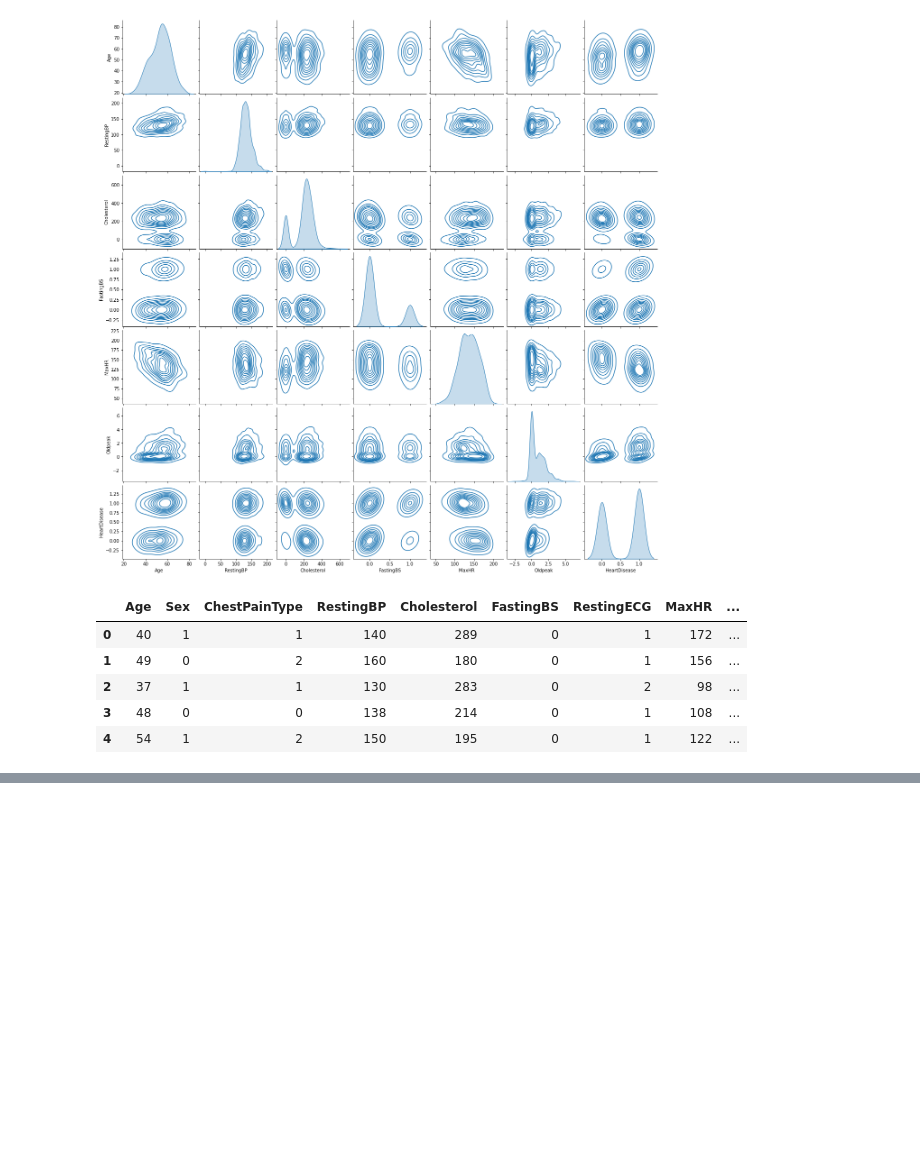
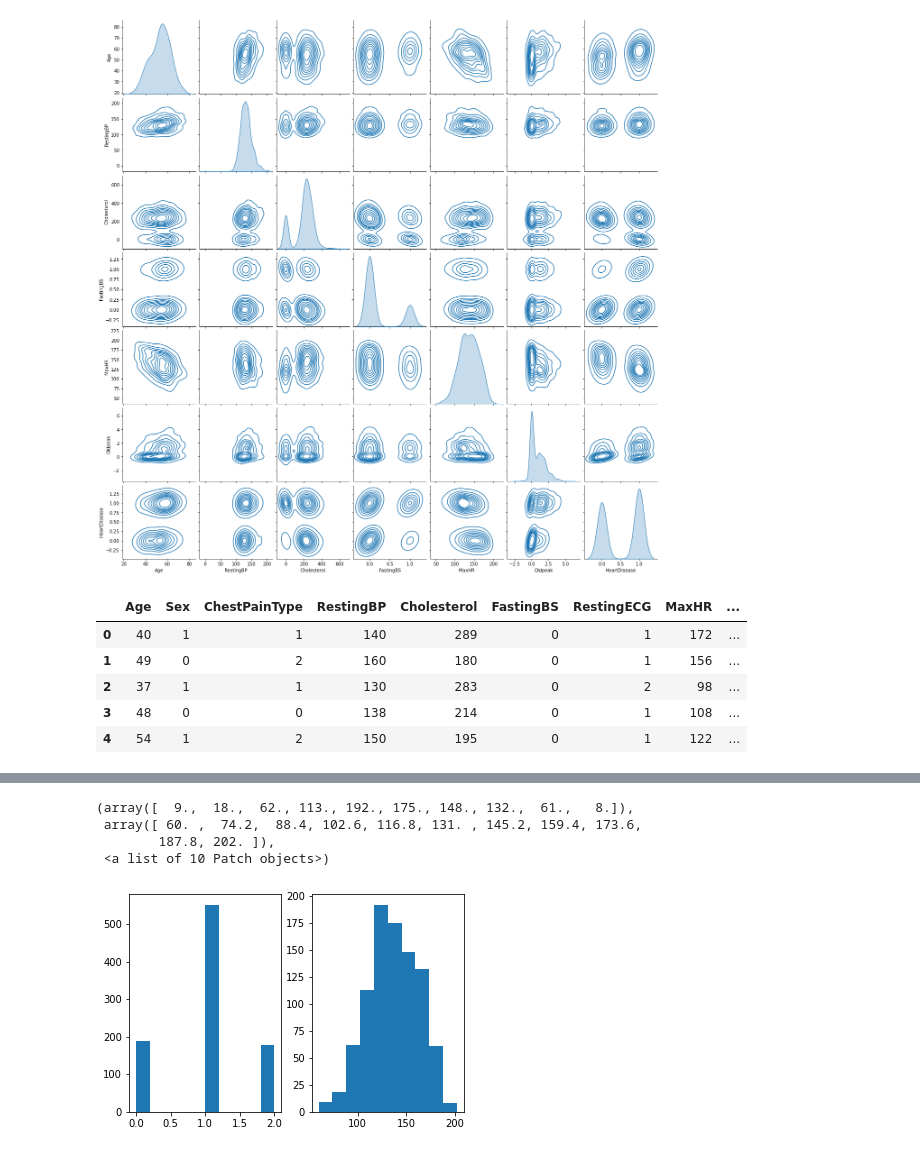
Before and after one commit to dayaniravi123/Machine-Learning-Projects, a Jupyter notebook: Heart_Failure_Detection.ipynb, the cells around one changed output, grey strips where cells are left out. Saved outputs shown, nothing was run; the diff lists cells and outputs as text; code cells hidden in the pictures; blank space fills up the shorter version.

```diff
--- a/Heart_Failure_Detection.ipynb
+++ b/Heart_Failure_Detection.ipynb
@@ -74,0 +115,14 @@ dataset.head()
+# %%
+## Fourth row
+
+plt.subplot(1,2,1)
+plt.hist(dataset['RestingECG'])
+
+plt.subplot(1,2,2)
+plt.hist(dataset['MaxHR'])
+# %% [output]
+(array([  9.,  18.,  62., 113., 192., 175., 148., 132.,  61.,   8.]),
+ array([ 60. ,  74.2,  88.4, 102.6, 116.8, 131. , 145.2, 159.4, 173.6,
+        187.8, 202. ]),
+ <a list of 10 Patch objects>)
+[figure, added]
```
Also changed, not shown: parts of 5 cells of this notebook.
